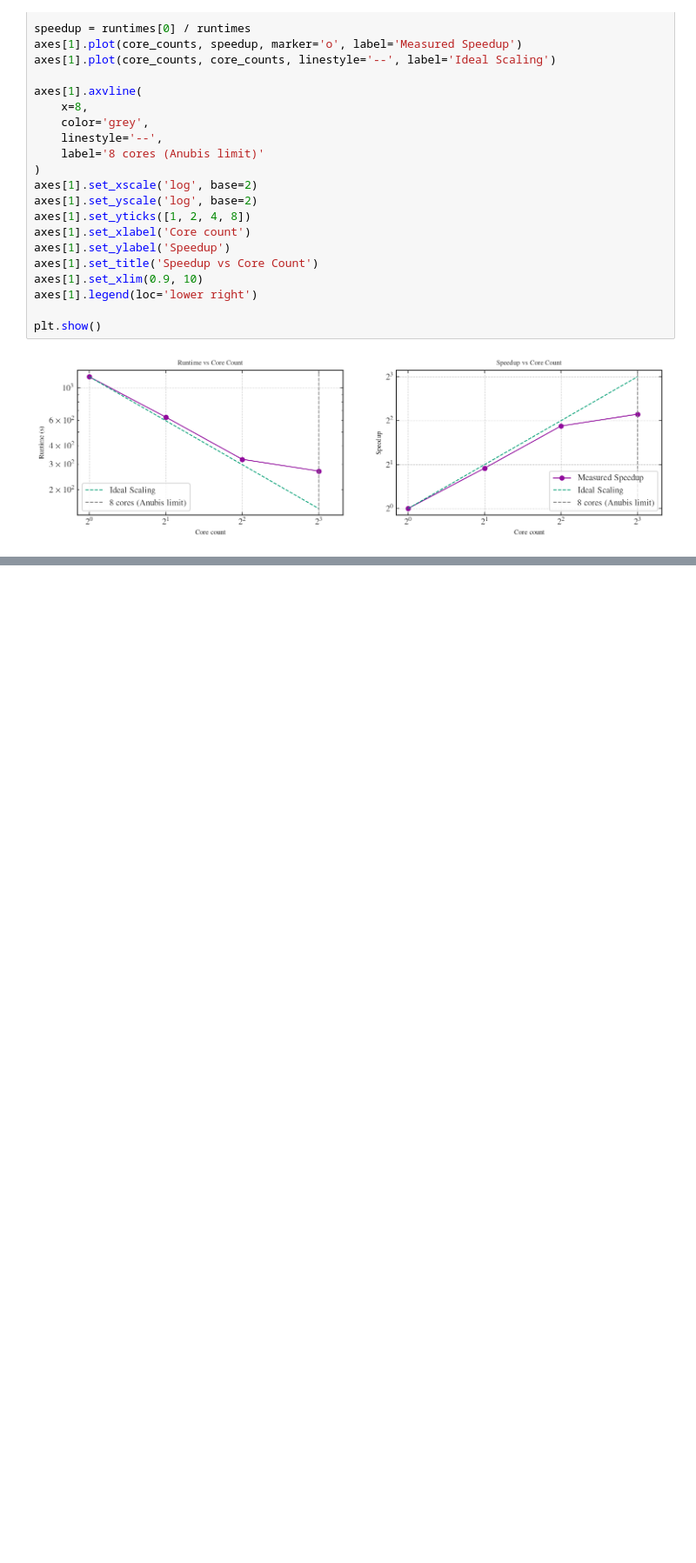
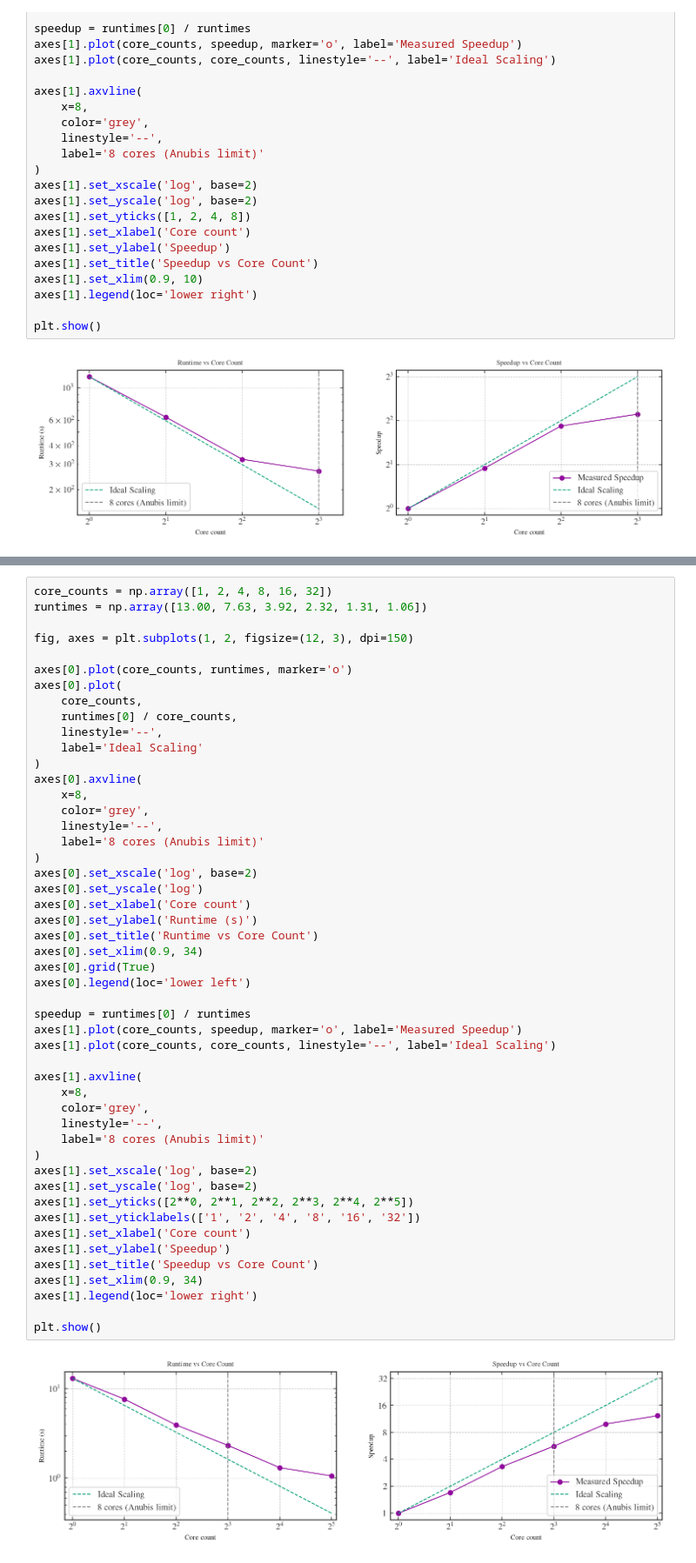
Before and after one commit to thomasarintoul/CASTLE, a Jupyter notebook: test_outputs/output_test.ipynb, the cells around one changed output, grey strips where cells are left out. Shown at 87% size. Cells and saved outputs as stored; diff of their text form; blank space fills up the shorter version.

```diff
--- a/test_outputs/output_test.ipynb
+++ b/test_outputs/output_test.ipynb
@@ -188,0 +198,51 @@ plt.show()
+# %%
+core_counts = np.array([1, 2, 4, 8, 16, 32])
+runtimes = np.array([13.00, 7.63, 3.92, 2.32, 1.31, 1.06])
+
+fig, axes = plt.subplots(1, 2, figsize=(12, 3), dpi=150)
+
+axes[0].plot(core_counts, runtimes, marker='o')
+axes[0].plot(
+    core_counts,
+    runtimes[0] / core_counts,
+    linestyle='--',
+    label='Ideal Scaling'
+)
+axes[0].axvline(
+    x=8,
+    color='grey',
+    linestyle='--',
+    label='8 cores (Anubis limit)'
+)
+axes[0].set_xscale('log', base=2)
+axes[0].set_yscale('log')
+axes[0].set_xlabel('Core count')
+axes[0].set_ylabel('Runtime (s)')
+axes[0].set_title('Runtime vs Core Count')
+axes[0].set_xlim(0.9, 34)
+axes[0].grid(True)
+axes[0].legend(loc='lower left')
+
+speedup = runtimes[0] / runtimes
+axes[1].plot(core_counts, speedup, marker='o', label='Measured Speedup')
+axes[1].plot(core_counts, core_counts, linestyle='--', label='Ideal Scaling')
+
+axes[1].axvline(
+    x=8,
+    color='grey',
+    linestyle='--',
+    label='8 cores (Anubis limit)'
+)
+axes[1].set_xscale('log', base=2)
+axes[1].set_yscale('log', base=2)
+axes[1].set_yticks([2**0, 2**1, 2**2, 2**3, 2**4, 2**5])
+axes[1].set_yticklabels(['1', '2', '4', '8', '16', '32'])
+axes[1].set_xlabel('Core count')
+axes[1].set_ylabel('Speedup')
+axes[1].set_title('Speedup vs Core Count')
+axes[1].set_xlim(0.9, 34)
+axes[1].legend(loc='lower right')
+
+plt.show()
+# %% [output]
+[figure, added]
```
Also changed, not shown: parts of 1 cell of this notebook, 2 other files.
